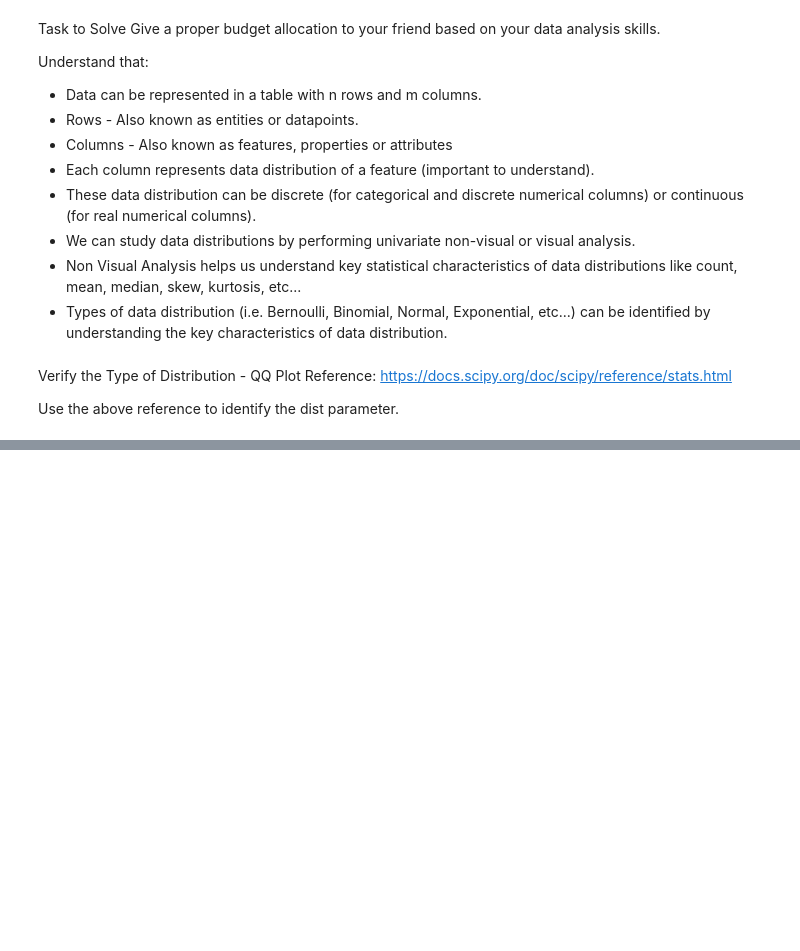
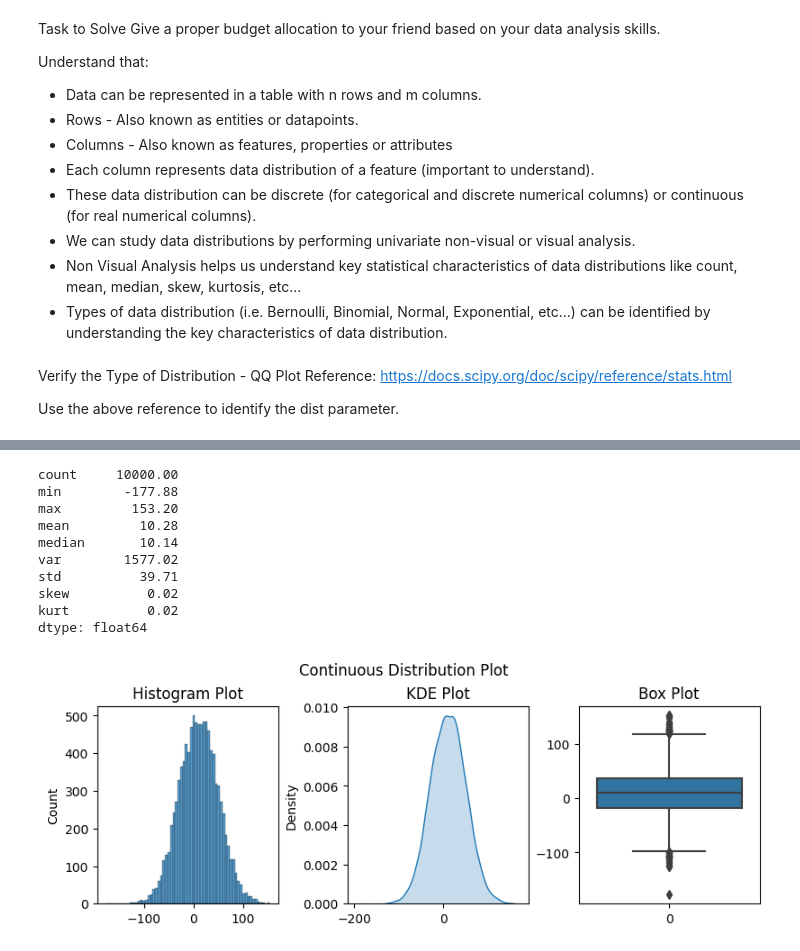
Before and after one commit to Tolash123/Machine_learning_and_Deep_learning, a Jupyter notebook: Module3-Advance Data analysis and statistics/1. Data Distributions/distribution_introduction.ipynb, the cells around one changed output, grey strips where cells are left out. Cells and saved outputs as stored; diff of their text form; code cells hidden in the pictures; blank space fills up the shorter version.

```diff
--- a/Module3-Advance Data analysis and statistics/1. Data Distributions/distribution_introduction.ipynb
+++ b/Module3-Advance Data analysis and statistics/1. Data Distributions/distribution_introduction.ipynb
@@ -903,0 +954,15 @@ plt.grid()
+# %%
+continuous_non_viz_analysis(data=normal_dist)
+continuous_viz_analysis(data=normal_dist)
+# %% [output]
+count     10000.00
+min        -177.88
+max         153.20
+mean         10.28
+median       10.14
+var        1577.02
+std          39.71
+skew          0.02
+kurt          0.02
+dtype: float64
+[figure, added]
```
Also changed, not shown: parts of 36 cells of this notebook.
